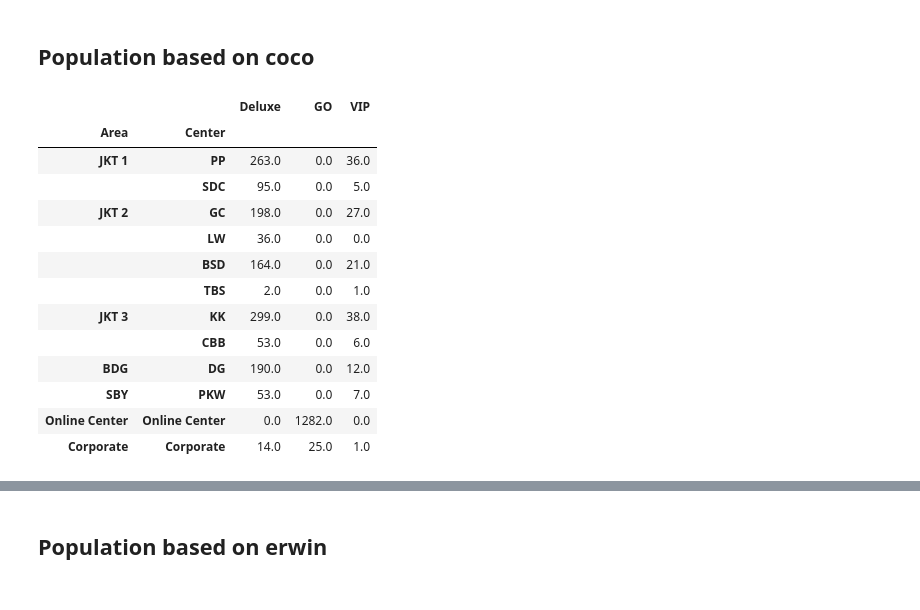
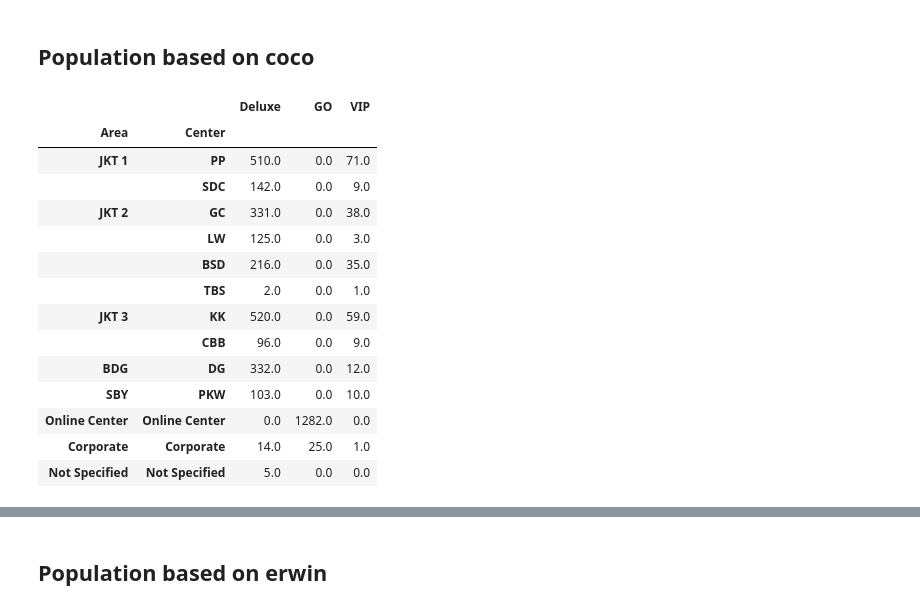
Before and after one commit to danjelito/wse-exp-manag-report, a Jupyter notebook: main.ipynb, the cells around one changed output, grey strips where cells are left out. Cells and saved outputs as stored; diff of their text form; code cells hidden in the pictures.

```diff
--- a/main.ipynb
+++ b/main.ipynb
@@ -539,43 +433,45 @@ df_coco_pop = (df_coco_member
         # create activity for the current month
         is_active = lambda df_: module.is_active(
             df_, "start_date", "end_date", f"1 {config.month[3:]}"
         ),
         # get student center and area
         student_center = lambda df_: df_["student_center"].fillna("Not Specified").astype(center_order),
         student_area = lambda df_: df_["student_area"].fillna("Not Specified"),
+        consultant = lambda df_: df_["consultant"].str.title(),
     )
     # filter only active student
     .loc[lambda df_: df_["is_active"] == True]
     # group
     .groupby(["student_area", "student_center", "student_membership"], observed=True)
     .agg(
-        num_student=("student_code", "count")
+        num_student=("student_code", "size")
     )
     # pivot
     .reset_index()
     .pivot(
         index=["student_area", "student_center"],
         columns="student_membership"
     )
     .sort_index(axis="rows", level=1)
     .fillna(0)
     .droplevel(0, axis="columns")
     .rename_axis(["Area", "Center"], axis="rows")
     .rename_axis([""], axis="columns")
 )
 df_coco_pop
 # %% [output]
 |  |  | Deluxe | GO | VIP |
 | Area | Center |  |  |  |
-| JKT 1 | PP | 263.0 | 0.0 | 36.0 |
-|  | SDC | 95.0 | 0.0 | 5.0 |
-| JKT 2 | GC | 198.0 | 0.0 | 27.0 |
-|  | LW | 36.0 | 0.0 | 0.0 |
-|  | BSD | 164.0 | 0.0 | 21.0 |
+| JKT 1 | PP | 510.0 | 0.0 | 71.0 |
+|  | SDC | 142.0 | 0.0 | 9.0 |
+| JKT 2 | GC | 331.0 | 0.0 | 38.0 |
+|  | LW | 125.0 | 0.0 | 3.0 |
+|  | BSD | 216.0 | 0.0 | 35.0 |
 |  | TBS | 2.0 | 0.0 | 1.0 |
-| JKT 3 | KK | 299.0 | 0.0 | 38.0 |
-|  | CBB | 53.0 | 0.0 | 6.0 |
-| BDG | DG | 190.0 | 0.0 | 12.0 |
-| SBY | PKW | 53.0 | 0.0 | 7.0 |
+| JKT 3 | KK | 520.0 | 0.0 | 59.0 |
+|  | CBB | 96.0 | 0.0 | 9.0 |
+| BDG | DG | 332.0 | 0.0 | 12.0 |
+| SBY | PKW | 103.0 | 0.0 | 10.0 |
 | Online Center | Online Center | 0.0 | 1282.0 | 0.0 |
 | Corporate | Corporate | 14.0 | 25.0 | 1.0 |
+| Not Specified | Not Specified | 5.0 | 0.0 | 0.0 |
```
Also changed, not shown: parts of 16 cells of this notebook, 5 other files.
